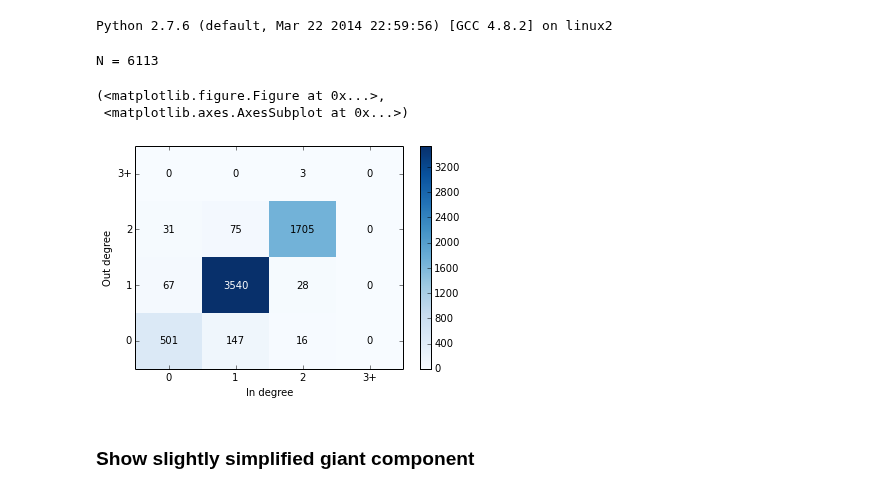
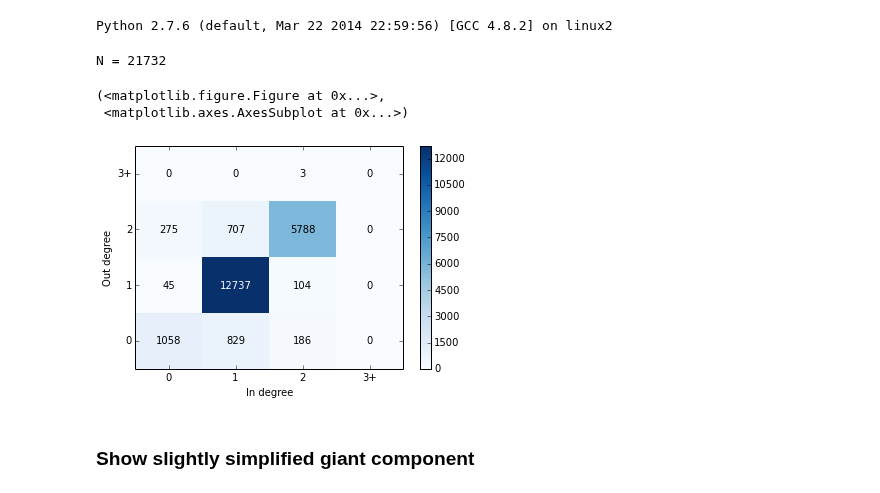
Before and after one commit to amarallab/waldo, a Jupyter notebook: workbooks/collision_graph_explorer.ipynb, the cells around one changed output. Drawn from its saved outputs; the diff is of its cells as text; code cells hidden in the pictures.

```diff
--- a/workbooks/collision_graph_explorer.ipynb
+++ b/workbooks/collision_graph_explorer.ipynb
@@ -41,25 +41,25 @@ def look_time(graph, fstart, fend, ref=False):
     return display_image(temp_file)
 # %%
 #ex_id = '20130614_120518'
-#ex_id = '20130318_131111'
+ex_id = '20130318_131111'
 #ex_id = '20130414_140704'
-ex_id = '20130702_135704' # many pics
+#ex_id = '20130702_135704' # many pics
 #ex_id = '20130702_135652' # many pics
 
 experiment = wio.Experiment(experiment_id=ex_id)
 graph = experiment.graph.copy()
 
 collider.remove_nodes_outside_roi(graph, experiment)
 collider.remove_blank_nodes(graph, experiment)
 
 print('N = {}'.format(len(graph)))
 #collider.component_size_summary(graph)
 collider.viz.direct_degree_distribution(graph, (3, 3), ignore_zero=False)
 # %% [output]
-N = 6113
+N = 21732
 (<matplotlib.figure.Figure at 0x...>,
  <matplotlib.axes.AxesSubplot at 0x...>)
-[figure, old version]
+[figure, new version]
 # %% [markdown]
 ### Show slightly simplified giant component
 # %%
```
Also changed, not shown: parts of 2 cells of this notebook, 3 other files.
